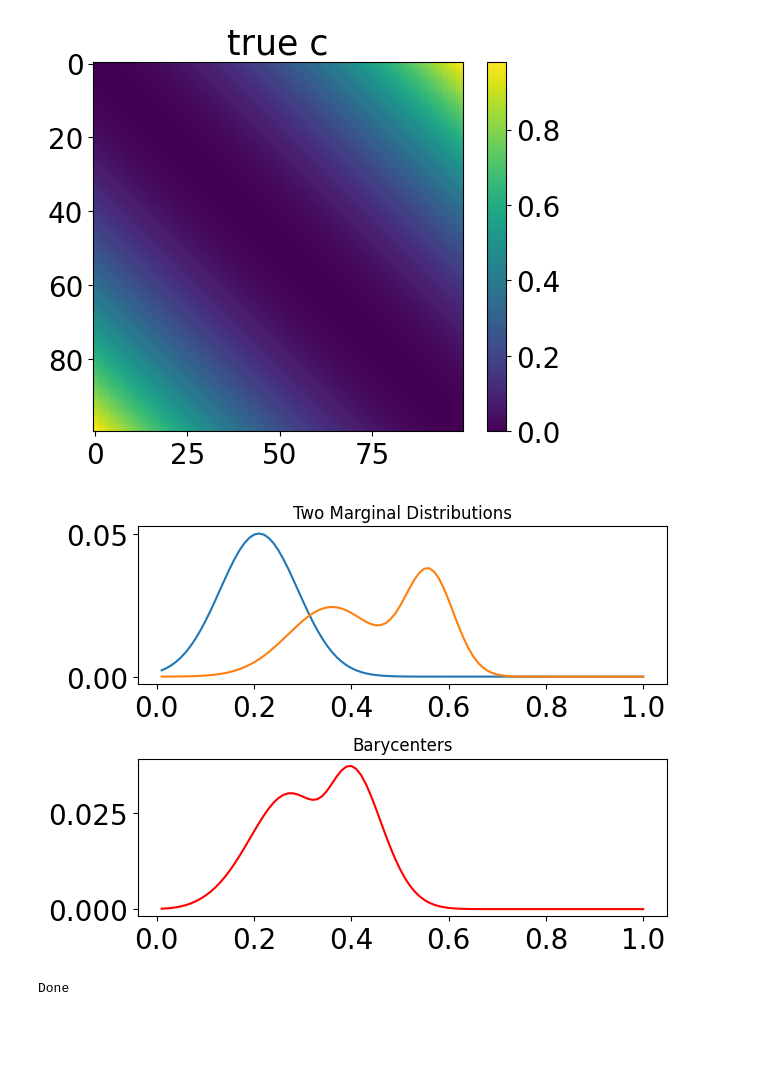
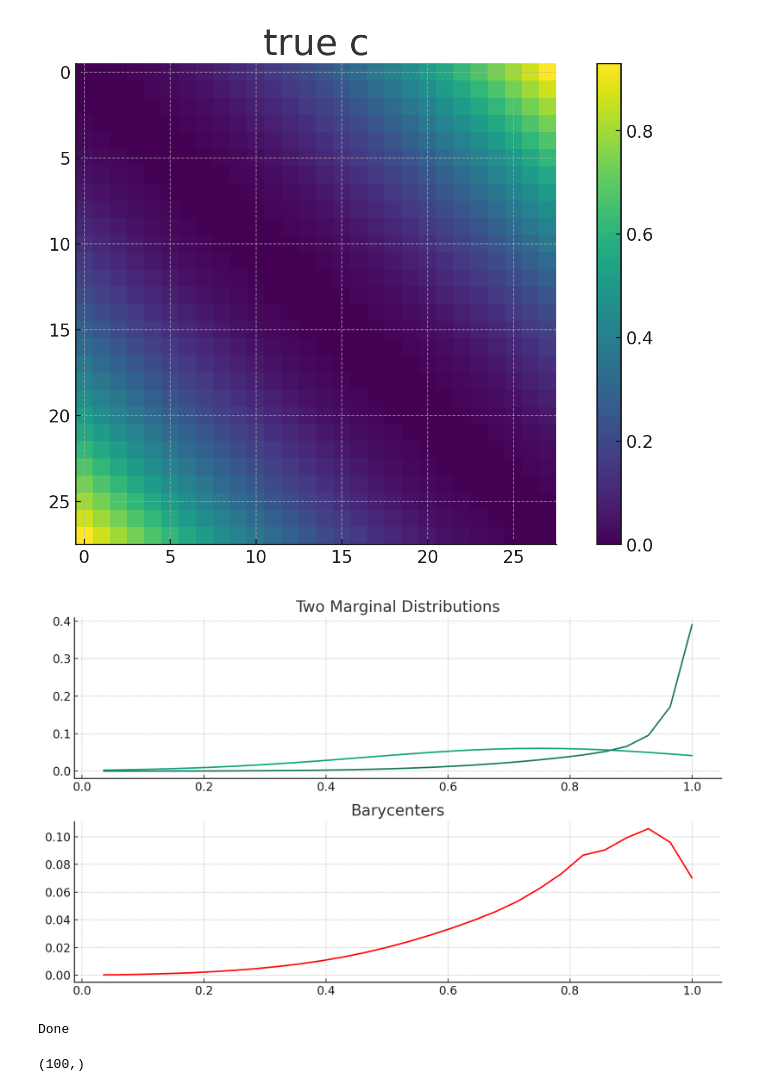
Before and after one commit to JavaZeroo/WassersteinSBP, a Jupyter notebook: OTBarycentre.ipynb, the cells around one changed output. Cells and saved outputs as stored; diff of their text form; code cells hidden in the pictures; blank space fills up the shorter version.

```diff
--- a/OTBarycentre.ipynb
+++ b/OTBarycentre.ipynb
@@ -41,54 +37,49 @@ def barycenter_sinkhorn(marginals, cost, epsilon, weights = None, maxiter=1000,
 
     return geometricBar(weights, UKv)
 # %%
-n = 100
+n = 28
 p = 2
 x = np.linspace(1/n, 1, num=n)
 cost = np.absolute(x - np.expand_dims(x, axis=1))
 cost = np.power(cost, p)
 
-# x = np.arange(n, dtype=np.float64)
-# cost = ot.utils.dist0(n)
-# cost /= cost.max()
+
 
 p1 = ot.datasets.get_1D_gauss(n,20,8)#0.55 * ot.datasets.get_1D_gauss(n,20,8) + 0.45 * ot.datasets.get_1D_gauss(n,70,9)
 p2 = 0.55 * ot.datasets.get_1D_gauss(n,35,9) + 0.45 * ot.datasets.get_1D_gauss(n,55,5)
 
-# p1 = ot.datasets.get_1D_gauss(n, 35, 10)  # + 0.45 * ot.datasets.get_1D_gauss(n,80,9)
-# p2 = ot.datasets.get_1D_gauss(n, 5, 10)
-# creating matrix A containing all distributions
 marginals = np.vstack((p1, p2)).T
 n_distributions = marginals.shape[1]
 
 alpha = 0.5  # 0<=alpha<=1
 weights = np.array([1 - alpha, alpha])
 
 plt.imshow(cost)
 plt.colorbar()
-# plt.clim(0, 1)
 plt.title('true c', fontsize=25)
 plt.show()
 
 barycenter1 = barycenter_sinkhorn(marginals, cost, epsilon=0.001, weights=weights, maxiter=1000, stopThr=1e-4)
 
 plt.figure(1)
 plt.clf()
 plt.subplot(2, 1, 1)
 for i in range(n_distributions):
     plt.plot(x, marginals[:, i])
 plt.title('Two Marginal Distributions')
 
 plt.subplot(2, 1, 2)
 plt.plot(x, barycenter1, 'r', label='Sinkhorn')
-# plt.plot(x, bary_wass1, 'g', label='Sinkhorn')
-# plt.plot(x, bary_wass2, 'b', label='Proximal')
-# plt.legend(loc=1, bbox_to_anchor=(1.45, 1.1))
 plt.title('Barycenters')
 plt.tight_layout()
 plt.show()
 
 print('Done')
 # %% [output]
-[figure, old version]
+[figure, new version]
-[figure, old version]
+[figure, new version]
 Done
+# %%
+p1.shape
+# %% [output]
+(100,)
```
Also changed, not shown: parts of 1 cell of this notebook, 10 other files.
